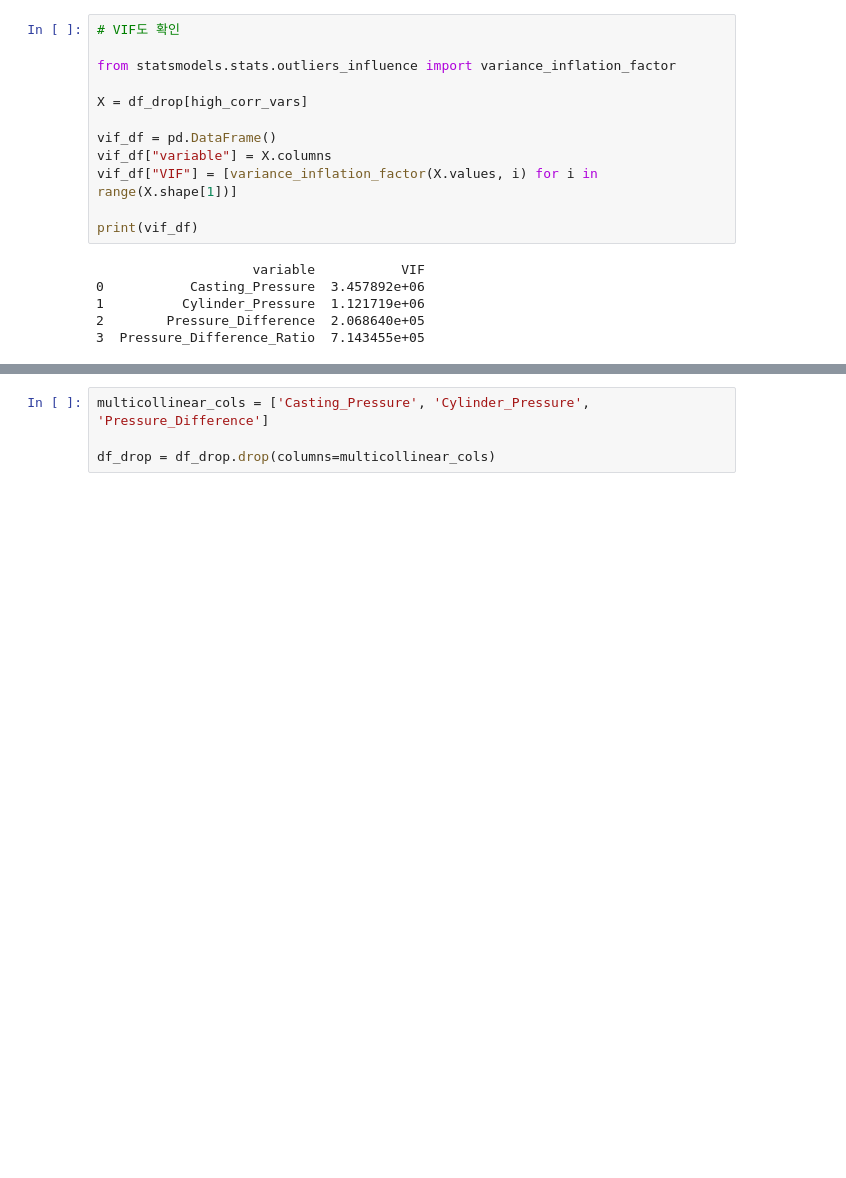
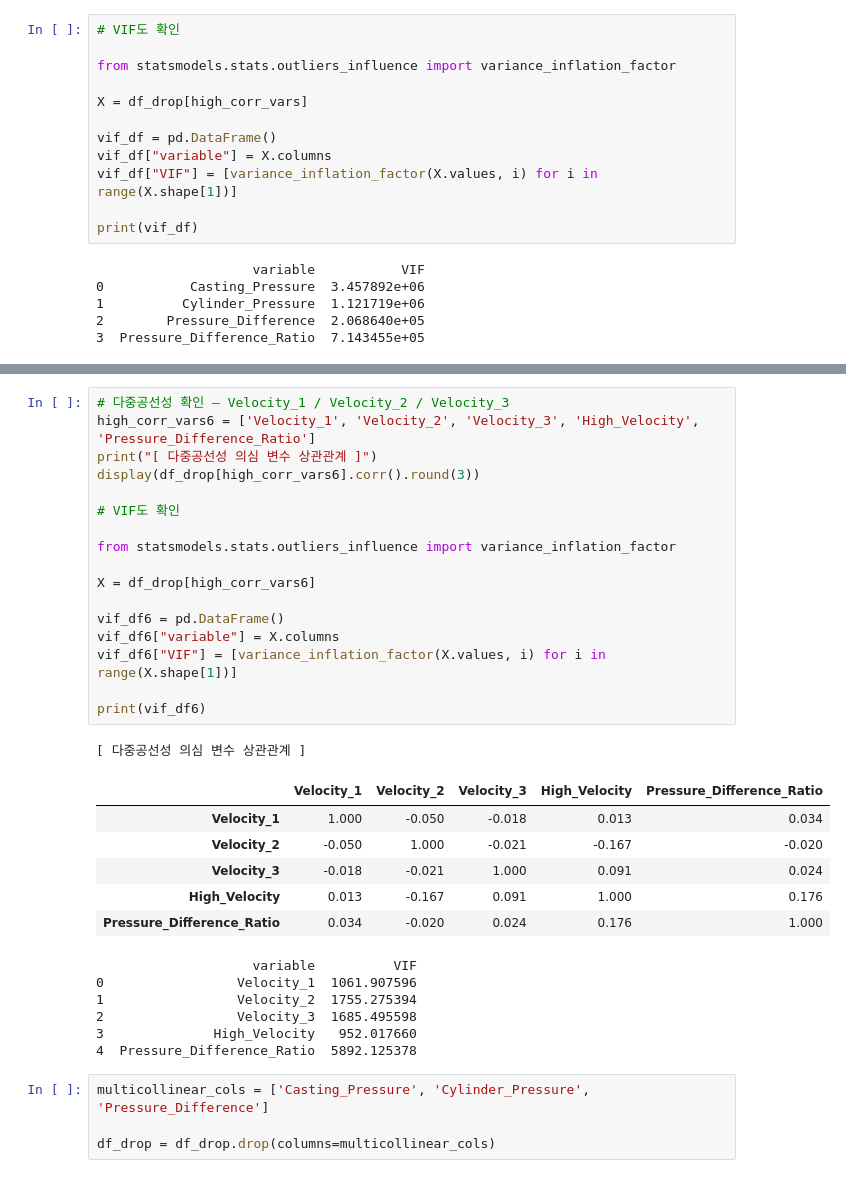
Before and after one commit to heeso0908/hotsix, a Jupyter notebook: notebooks/김희선/260304_Product_Type_2_eda.ipynb, the cells around one changed output, grey strips where cells are left out. Saved outputs shown, nothing was run; the diff lists cells and outputs as text; blank space fills up the shorter version.

```diff
--- a/notebooks/김희선/260304_Product_Type_2_eda.ipynb
+++ b/notebooks/김희선/260304_Product_Type_2_eda.ipynb
@@ -751,3 +797,34 @@ print(vif_df)
+# %%
+# 다중공선성 확인 — Velocity_1 / Velocity_2 / Velocity_3
+high_corr_vars6 = ['Velocity_1', 'Velocity_2', 'Velocity_3', 'High_Velocity', 'Pressure_Difference_Ratio']
+print("[ 다중공선성 의심 변수 상관관계 ]")
+display(df_drop[high_corr_vars6].corr().round(3))
+
+# VIF도 확인
+
+from statsmodels.stats.outliers_influence import variance_inflation_factor
+
+X = df_drop[high_corr_vars6]
+
+vif_df6 = pd.DataFrame()
+vif_df6["variable"] = X.columns
+vif_df6["VIF"] = [variance_inflation_factor(X.values, i) for i in range(X.shape[1])]
+
+print(vif_df6)
+# %% [output]
+[ 다중공선성 의심 변수 상관관계 ]
+|  | Velocity_1 | Velocity_2 | Velocity_3 | High_Velocity | Pressure_Difference_Ratio |
+| Velocity_1 | 1.000 | -0.050 | -0.018 | 0.013 | 0.034 |
+| Velocity_2 | -0.050 | 1.000 | -0.021 | -0.167 | -0.020 |
+| Velocity_3 | -0.018 | -0.021 | 1.000 | 0.091 | 0.024 |
+| High_Velocity | 0.013 | -0.167 | 0.091 | 1.000 | 0.176 |
+| Pressure_Difference_Ratio | 0.034 | -0.020 | 0.024 | 0.176 | 1.000 |
+                    variable          VIF
+0                 Velocity_1  1061.907596
+1                 Velocity_2  1755.275394
+2                 Velocity_3  1685.495598
+3              High_Velocity   952.017660
+4  Pressure_Difference_Ratio  5892.125378
 # %%
 multicollinear_cols = ['Casting_Pressure', 'Cylinder_Pressure', 'Pressure_Difference']
 
```
Also changed, not shown: parts of 13 cells of this notebook.
